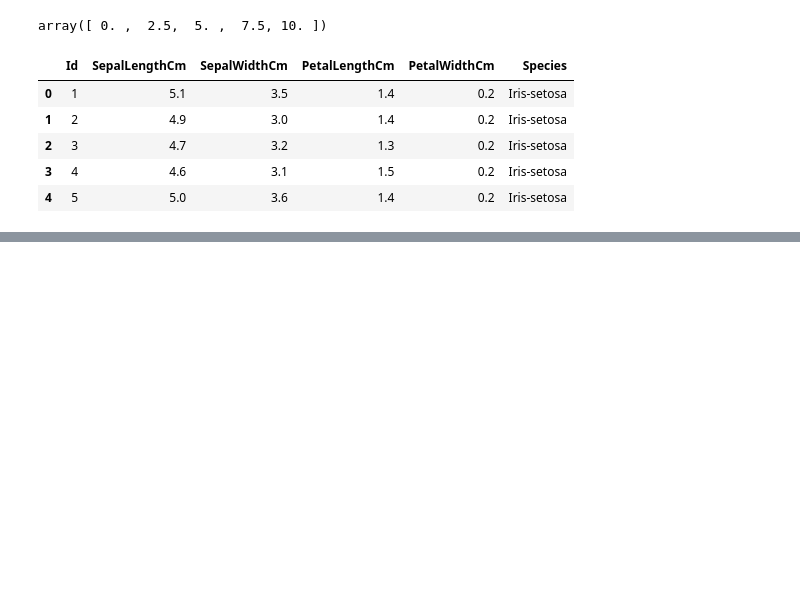
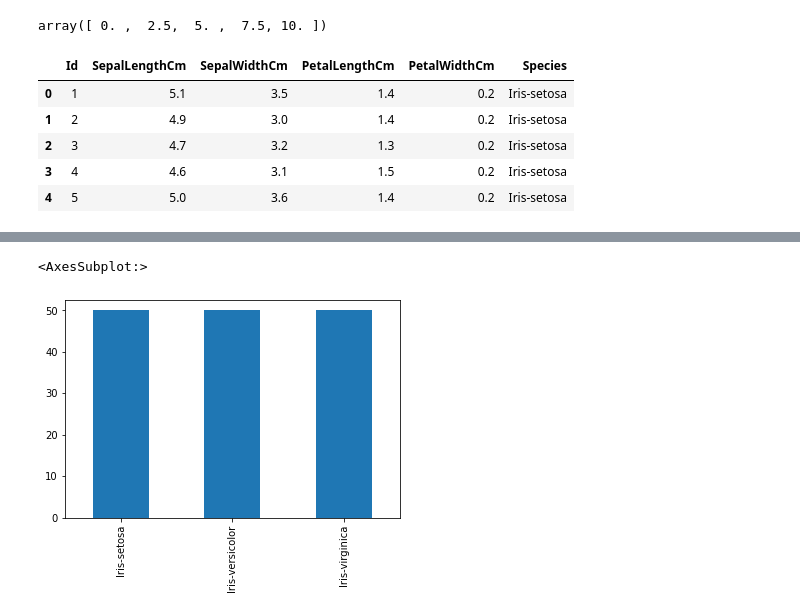
Before and after one commit to ChandimalPriyamantha/Artificial-Intelligence-code-experiments, a Jupyter notebook: Artificial Intelligence/S01-Python-Fundamental.ipynb, the cells around one changed output, grey strips where cells are left out. Drawn from its saved outputs; the diff is of its cells as text; code cells hidden in the pictures; blank space fills up the shorter version.

Commit message:
new functions

```diff
--- a/Artificial Intelligence/S01-Python-Fundamental.ipynb
+++ b/Artificial Intelligence/S01-Python-Fundamental.ipynb
@@ -1860,0 +1876,3 @@ data.head()
+# %%
+data = pd.read_csv('Iris.csv')
+data.head()
@@ -1860,0 +1886,6 @@ data.head()
+# %%
+# VALUE_COUNTS() Function is used to return the value for different classes present in the column of a dataset
+data['Species'].value_counts().plot(kind='bar')
+# %% [output]
+<AxesSubplot:>
+[figure, added]
```
Also changed, not shown: parts of 49 cells of this notebook, 5 other files.
